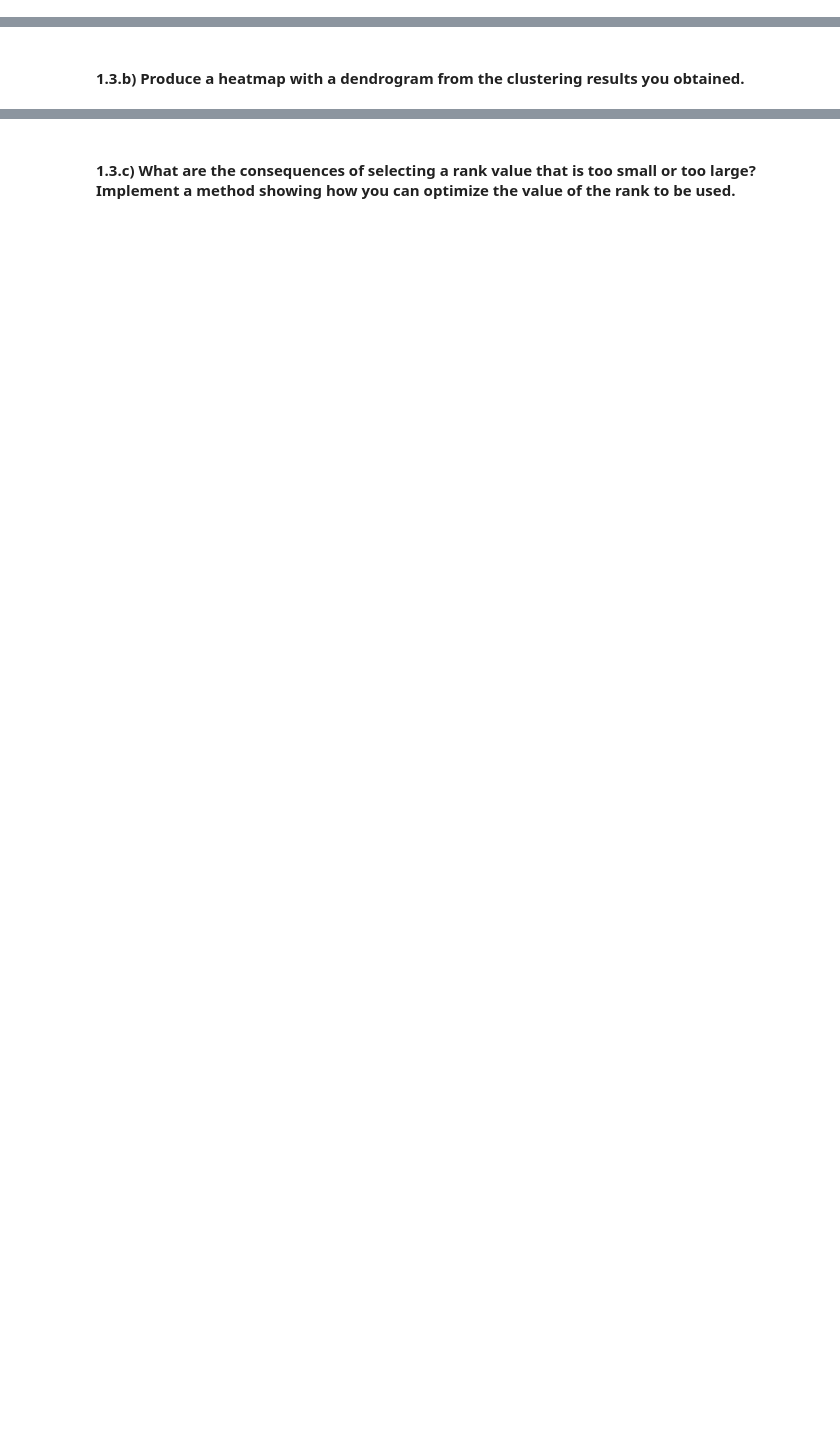
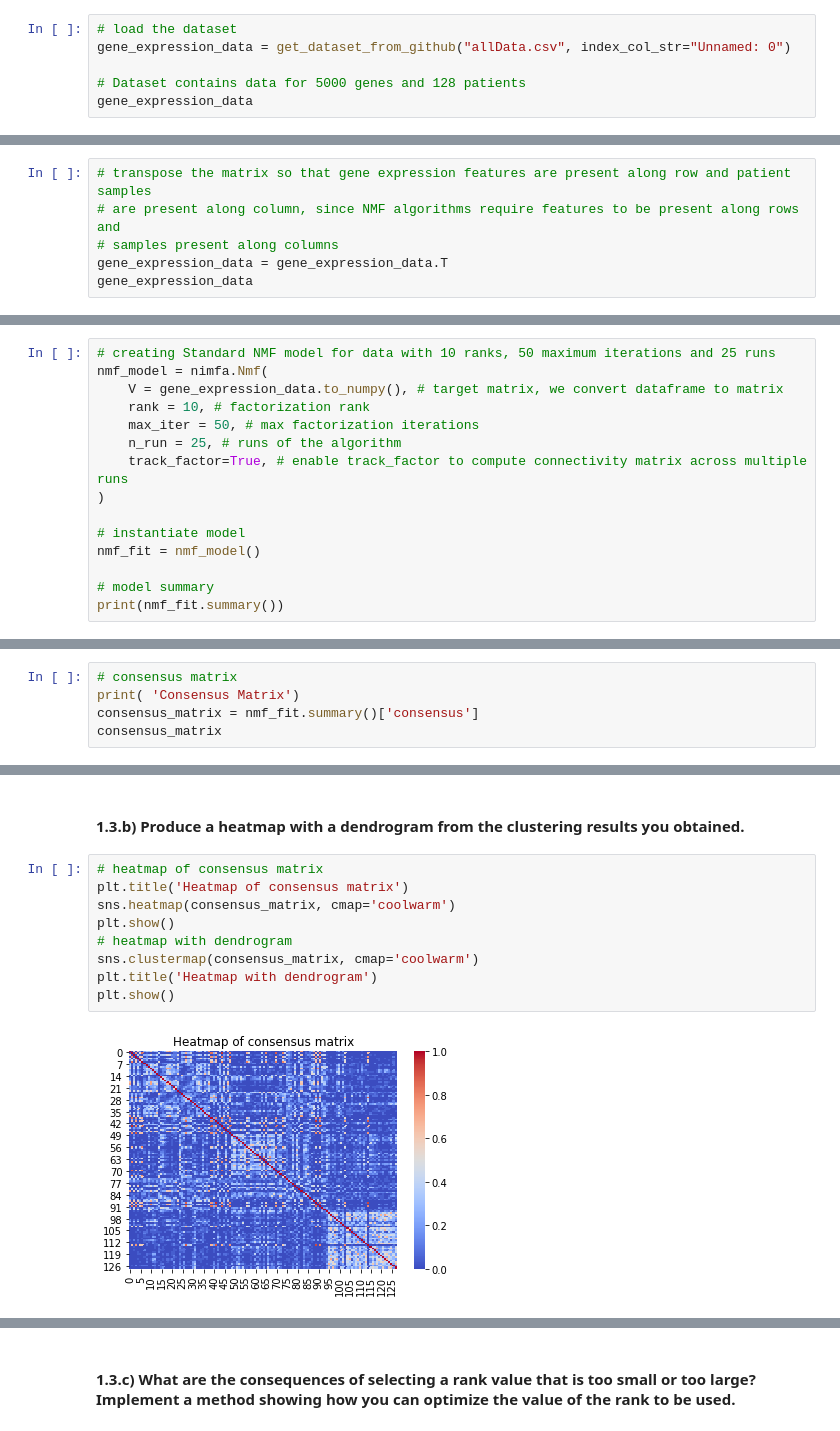
Before and after one commit to FabriceBeaumont/MA-INF_4216_Biomedical_DS_and_AI, a Jupyter notebook: Sheet6/Assignment6_Solutions.ipynb, the cells around one changed output, grey strips where cells are left out. Saved outputs shown, nothing was run; the diff lists cells and outputs as text; blank space fills up the shorter version.

```diff
--- a/Sheet6/Assignment6_Solutions.ipynb
+++ b/Sheet6/Assignment6_Solutions.ipynb
@@ -41,0 +84,6 @@ gene_expression_ds.head(4)
+# %%
+# load the dataset
+gene_expression_data = get_dataset_from_github("allData.csv", index_col_str="Unnamed: 0")
+
+# Dataset contains data for 5000 genes and 128 patients
+gene_expression_data
@@ -41,0 +104,6 @@ gene_expression_ds.head(4)
+# %%
+# transpose the matrix so that gene expression features are present along row and patient samples
+# are present along column, since NMF algorithms require features to be present along rows and
+# samples present along columns
+gene_expression_data = gene_expression_data.T
+gene_expression_data
@@ -41,0 +124,15 @@ gene_expression_ds.head(4)
+# %%
+# creating Standard NMF model for data with 10 ranks, 50 maximum iterations and 25 runs
+nmf_model = nimfa.Nmf(
+    V = gene_expression_data.to_numpy(), # target matrix, we convert dataframe to matrix
+    rank = 10, # factorization rank
+    max_iter = 50, # max factorization iterations
+    n_run = 25, # runs of the algorithm
+    track_factor=True, # enable track_factor to compute connectivity matrix across multiple runs
+)
+
+# instantiate model
+nmf_fit = nmf_model()
+
+# model summary
+print(nmf_fit.summary())
@@ -42,2 +157,7 @@ gene_expression_ds.head(4)
 # %% [markdown]
 #### 1.3.a) From the average connectivity matrix across multiple runs compute consensus matrix.
+# %%
+# consensus matrix
+print( 'Consensus Matrix')
+consensus_matrix = nmf_fit.summary()['consensus']
+consensus_matrix
@@ -44,2 +179,13 @@ gene_expression_ds.head(4)
 # %% [markdown]
 #### 1.3.b) Produce a heatmap with a dendrogram from the clustering results you obtained.
+# %%
+# heatmap of consensus matrix
+plt.title('Heatmap of consensus matrix')
+sns.heatmap(consensus_matrix, cmap='coolwarm')
+plt.show()
+# heatmap with dendrogram
+sns.clustermap(consensus_matrix, cmap='coolwarm')
+plt.title('Heatmap with dendrogram')
+plt.show()
+# %% [output]
+[figure, added]
```
Also changed, not shown: parts of 13 cells of this notebook.
